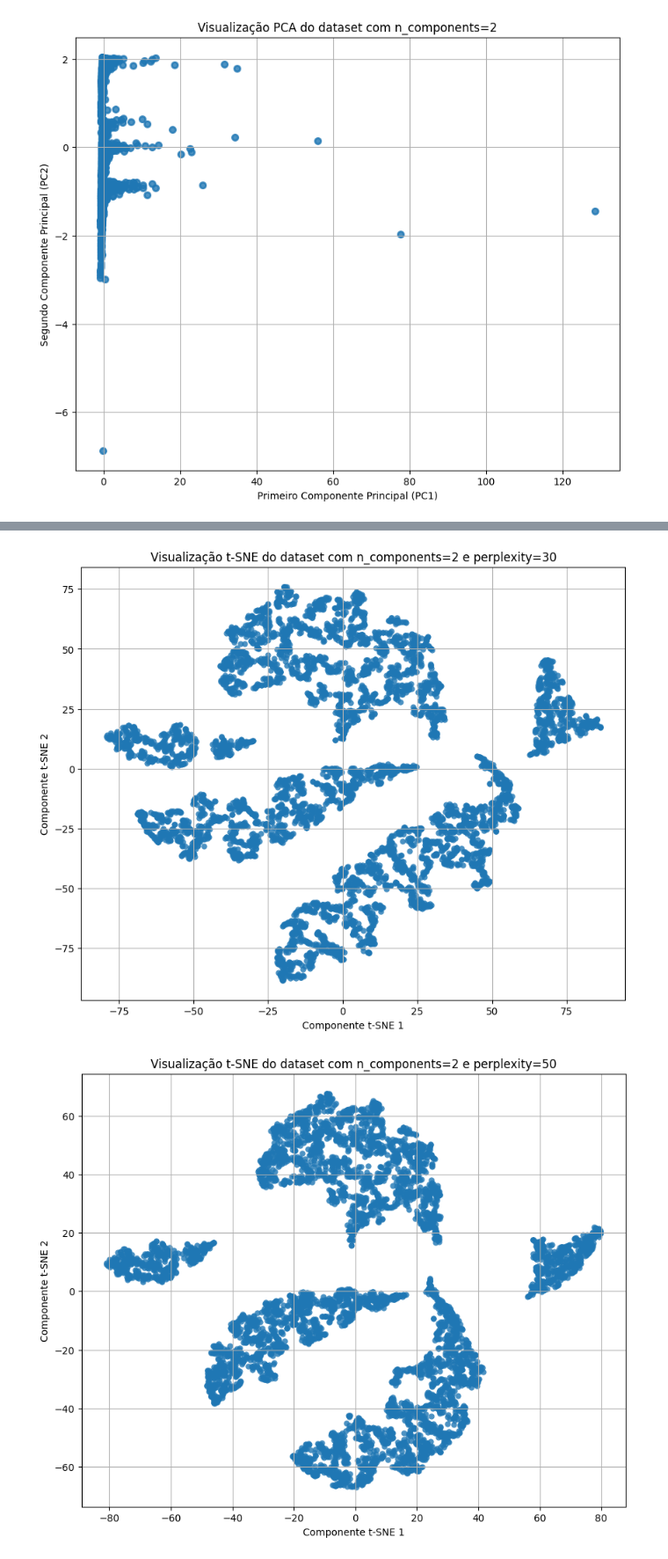
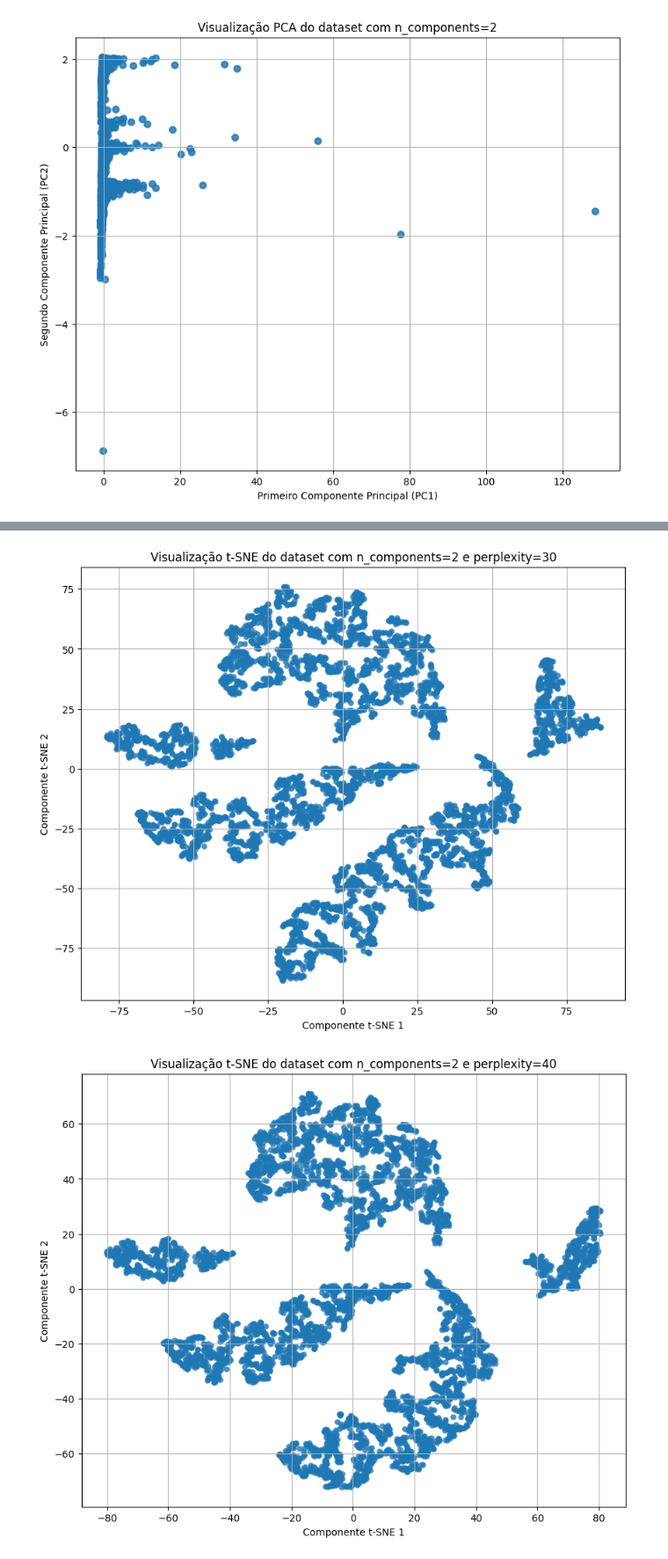
Before and after one commit to DouglaxN/project-unsupervised, a Jupyter notebook: J/main.ipynb, the cells around one changed output, grey strips where cells are left out. Shown at 88% size. Cells and saved outputs as stored; diff of their text form; code cells hidden in the pictures.

```diff
--- a/J/main.ipynb
+++ b/J/main.ipynb
@@ -77,7 +78,7 @@ plt.show()
 # %%
 # t-SNE
 # %%
-def plot_tsne(df_tsne, perp):
+def plot_tsne(df_tsne, perp: int | float):
   plt.figure(figsize=(10, 8))
   plt.scatter(df_tsne[:, 0], df_tsne[:, 1], alpha=.8, lw=0)
   plt.title(f'Visualização t-SNE do dataset com n_components=2 e perplexity={perp}')
@@ -86,11 +87,13 @@ def plot_tsne(df_tsne, perp):
   plt.grid(True)
   plt.show()
 # %%
-for perp in [20, 30, 50]:
+tsne_results = dict()
+for perp in [20, 30, 40, 50]:
   tsne = TSNE(n_components=2, perplexity=perp, max_iter=1000, learning_rate=200)
   df_tsne = tsne.fit_transform(df_scaled)
+  tsne_results[perp] = df_tsne
   plot_tsne(df_tsne, perp)
 # %% [output]
 [figure]
 [figure]
-[figure, old version]
+[figure, new version]
```
Also changed, not shown: parts of 6 cells of this notebook.
